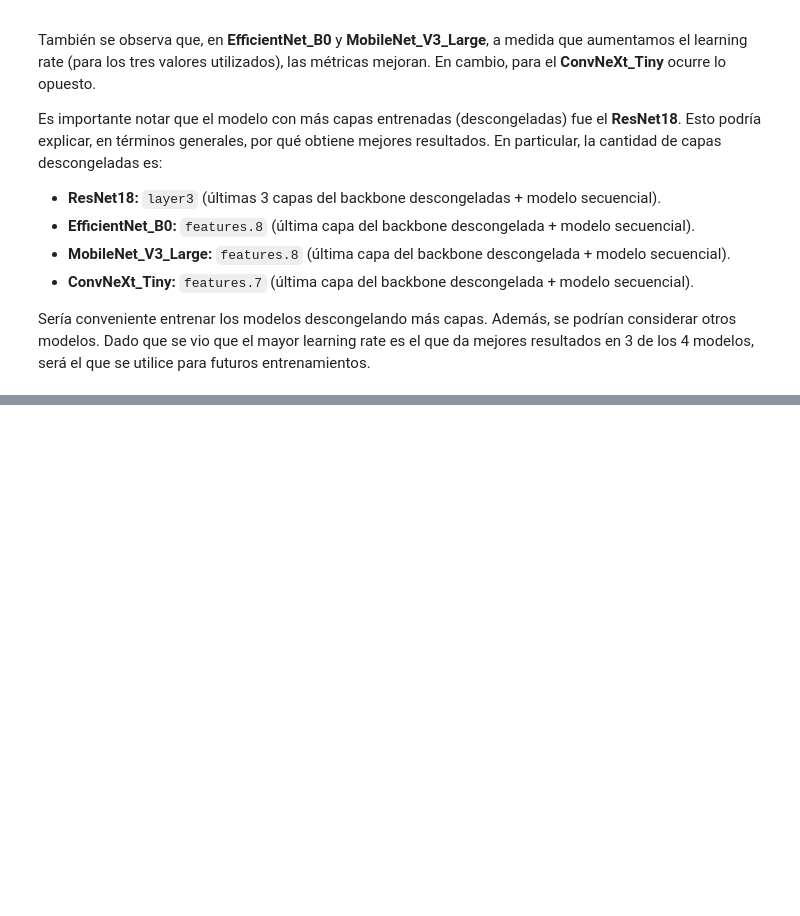
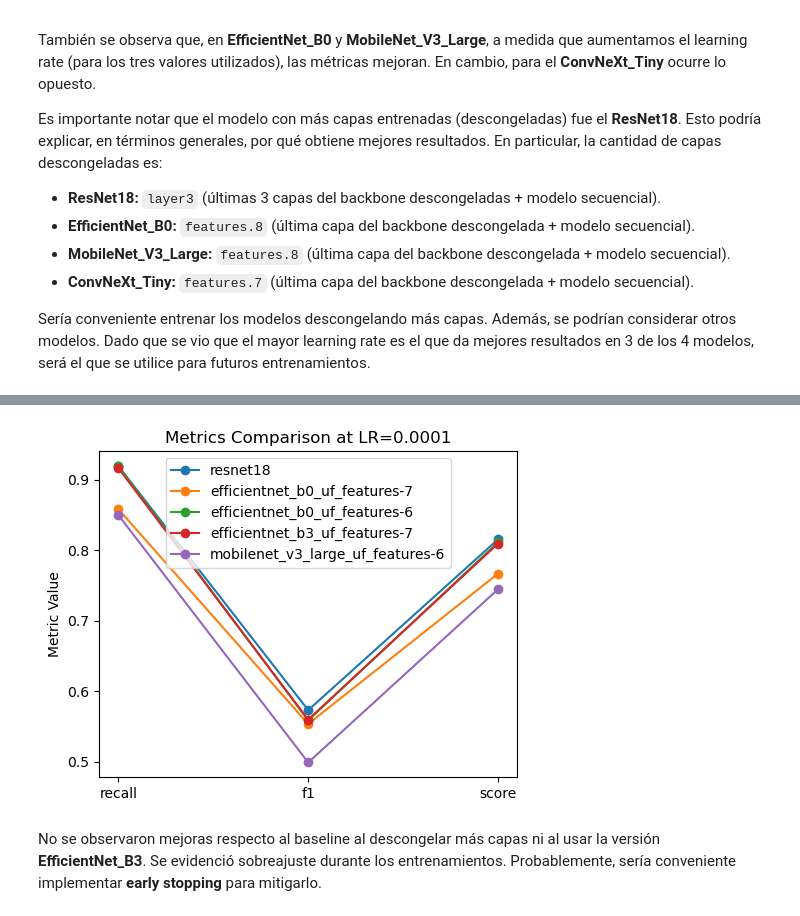
Before and after one commit to Javier-Etcheto/Vision-por-Computadora-II, a Jupyter notebook: Benchmark_models.ipynb, the cells around one changed output, grey strips where cells are left out. Cells and saved outputs as stored; diff of their text form; code cells hidden in the pictures; blank space fills up the shorter version.

```diff
--- a/Benchmark_models.ipynb
+++ b/Benchmark_models.ipynb
@@ -458,0 +485,54 @@ Sería conveniente entrenar los modelos descongelando más capas. Además, se po
+# %%
+data = []
+
+for key, vals in results.items():
+    model_name, lr_str = key.split("_lr")
+    if model_name != "resnet18":
+        continue
+    lr = float(lr_str)
+    y_true = vals["labels"].numpy()
+    y_pred = vals["preds"].numpy()
+    recall = compute_enfermo_vs_sano_recall(y_true, y_pred)
+    f1 = compute_enfermedades_f1(y_true, y_pred)
+    score = diagnostic_score(y_true, y_pred)
+    data.append({"modelo": model_name, "lr": lr, "recall": recall, "f1": f1, "score": score})
+
+for key, vals in new_results.items():
+    model_name, lr_str = key.split("_lr")
+    if model_name == "resnet18":
+        continue
+    lr = float(lr_str)
+    y_true = vals["labels"].numpy()
+    y_pred = vals["preds"].numpy()
+    recall = compute_enfermo_vs_sano_recall(y_true, y_pred)
+    f1 = compute_enfermedades_f1(y_true, y_pred)
+    score = diagnostic_score(y_true, y_pred)
+    data.append({"modelo": model_name, "lr": lr, "recall": recall, "f1": f1, "score": score})
+
+df = pd.DataFrame(data)
+df_lr = df[df["lr"] == 0.0001]
+
+metrics = ["recall", "f1", "score"]
+x = np.arange(len(metrics))
+
+fig, ax = plt.subplots(figsize=(5,4))
+
+for model in model_folders:
+    subdf = df_lr[df_lr["modelo"] == model]
+    if subdf.empty:
+        continue
+    values = [subdf[metric].values[0] for metric in metrics]
+    ax.plot(x, values, marker='o', label=model)
+
+ax.set_xticks(x)
+ax.set_xticklabels(metrics)
+ax.set_ylabel("Metric Value")
+ax.set_title("Metrics Comparison at LR=0.0001")
+ax.legend(loc='best')
+
+plt.tight_layout()
+plt.show()
+# %% [output]
+[figure, added]
+# %% [markdown]
+No se observaron mejoras respecto al baseline al descongelar más capas ni al usar la versión **EfficientNet_B3**. Se evidenció sobreajuste durante los entrenamientos. Probablemente, sería conveniente implementar **early stopping** para mitigarlo.
```
Also changed, not shown: parts of 13 cells of this notebook, 1 other file.
